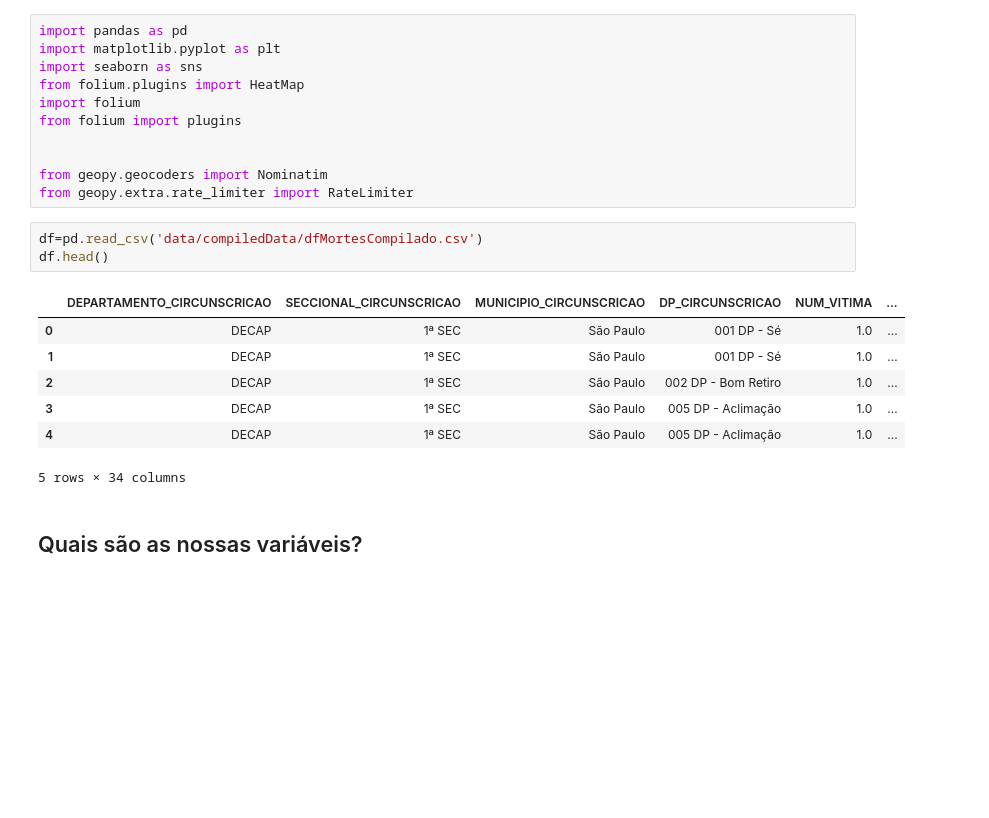
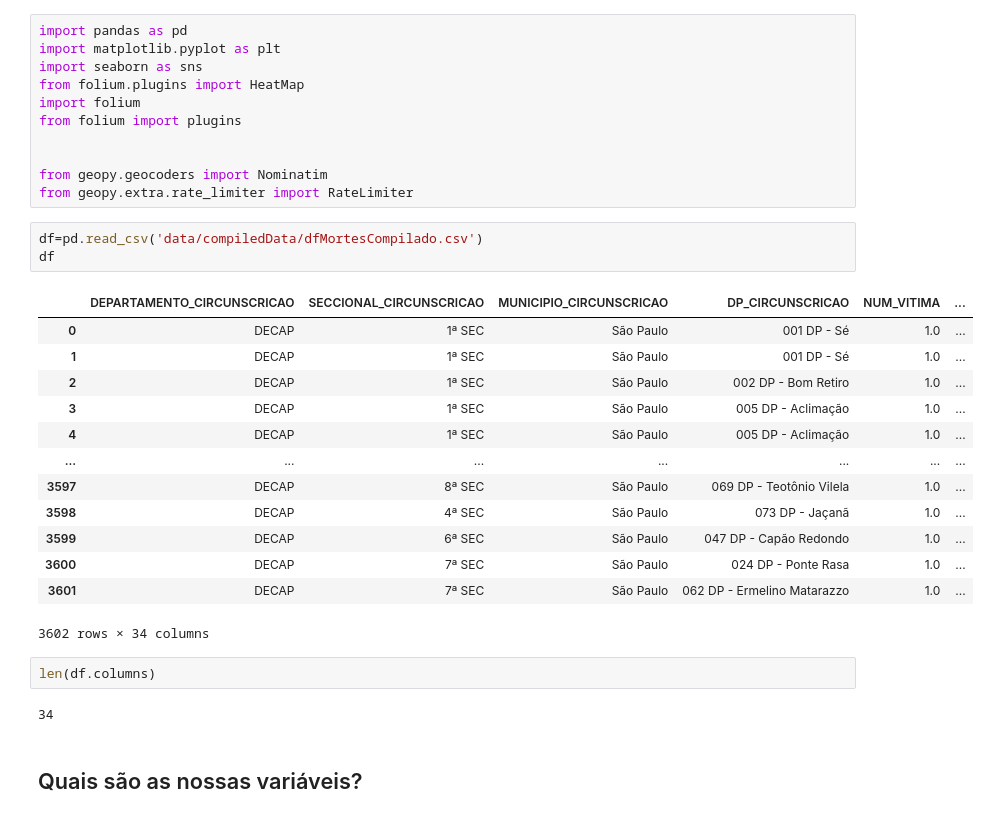
Before and after one commit to LucaNoto/PF_CoderHouse, a Jupyter notebook: Analise_ausentes_&_heatmap.ipynb, the cells around one changed output. Cells and saved outputs as stored; diff of their text form; blank space fills up the shorter version.

```diff
--- a/Analise_ausentes_&_heatmap.ipynb
+++ b/Analise_ausentes_&_heatmap.ipynb
@@ -15,15 +15,25 @@ from geopy.geocoders import Nominatim
 from geopy.extra.rate_limiter import RateLimiter
 # %%
 df=pd.read_csv('data/compiledData/dfMortesCompilado.csv')
-df.head()
+df
 # %% [output]
 |  | DEPARTAMENTO_CIRCUNSCRICAO | SECCIONAL_CIRCUNSCRICAO | MUNICIPIO_CIRCUNSCRICAO | DP_CIRCUNSCRICAO | NUM_VITIMA | ... |
 | 0 | DECAP | 1ª SEC | São Paulo | 001 DP - Sé | 1.0 | ... |
 | 1 | DECAP | 1ª SEC | São Paulo | 001 DP - Sé | 1.0 | ... |
 | 2 | DECAP | 1ª SEC | São Paulo | 002 DP - Bom Retiro | 1.0 | ... |
 | 3 | DECAP | 1ª SEC | São Paulo | 005 DP - Aclimação | 1.0 | ... |
 | 4 | DECAP | 1ª SEC | São Paulo | 005 DP - Aclimação | 1.0 | ... |
+| ... | ... | ... | ... | ... | ... | ... |
+| 3597 | DECAP | 8ª SEC | São Paulo | 069 DP - Teotônio Vilela | 1.0 | ... |
+| 3598 | DECAP | 4ª SEC | São Paulo | 073 DP - Jaçanã | 1.0 | ... |
+| 3599 | DECAP | 6ª SEC | São Paulo | 047 DP - Capão Redondo | 1.0 | ... |
+| 3600 | DECAP | 7ª SEC | São Paulo | 024 DP - Ponte Rasa | 1.0 | ... |
+| 3601 | DECAP | 7ª SEC | São Paulo | 062 DP - Ermelino Matarazzo | 1.0 | ... |
-5 rows × 34 columns
+3602 rows × 34 columns
+# %%
+len(df.columns)
+# %% [output]
+34
 # %% [markdown]
 ## Quais são as nossas variáveis?
 # %%
```
Also changed, not shown: parts of 1 cell of this notebook, 1 other file.
